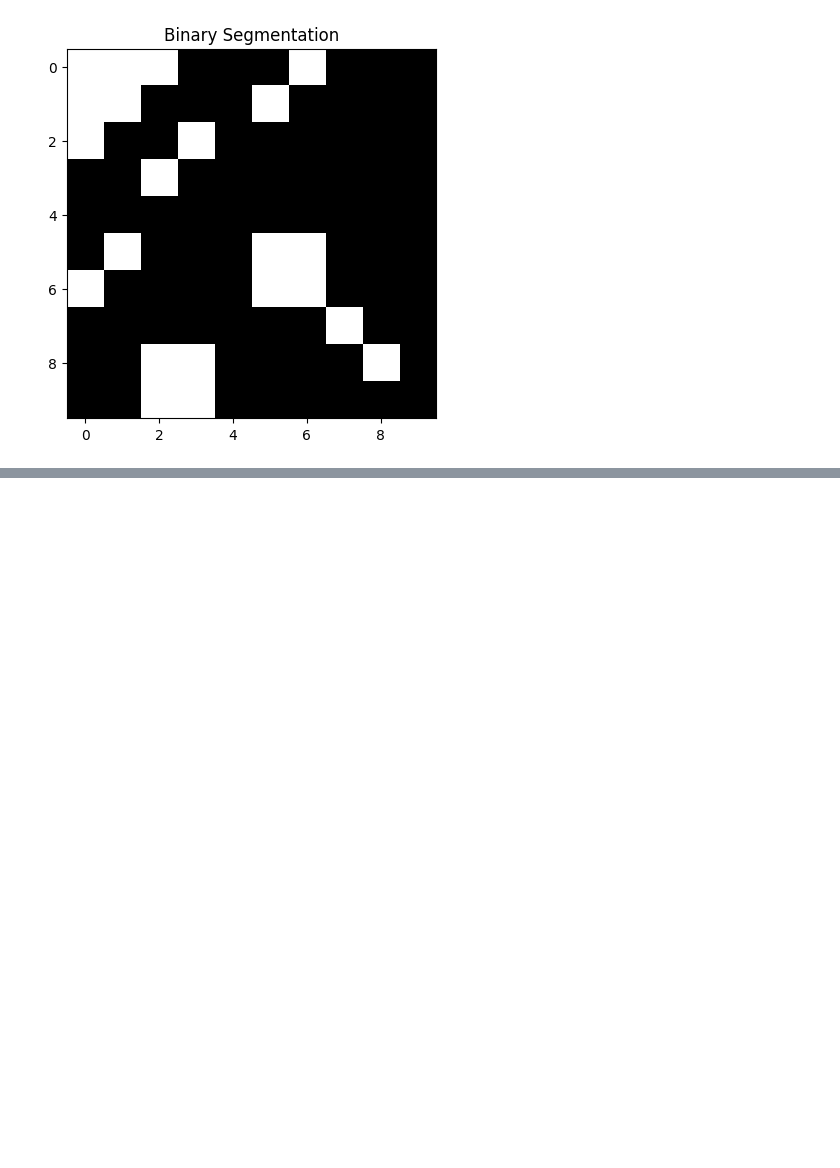
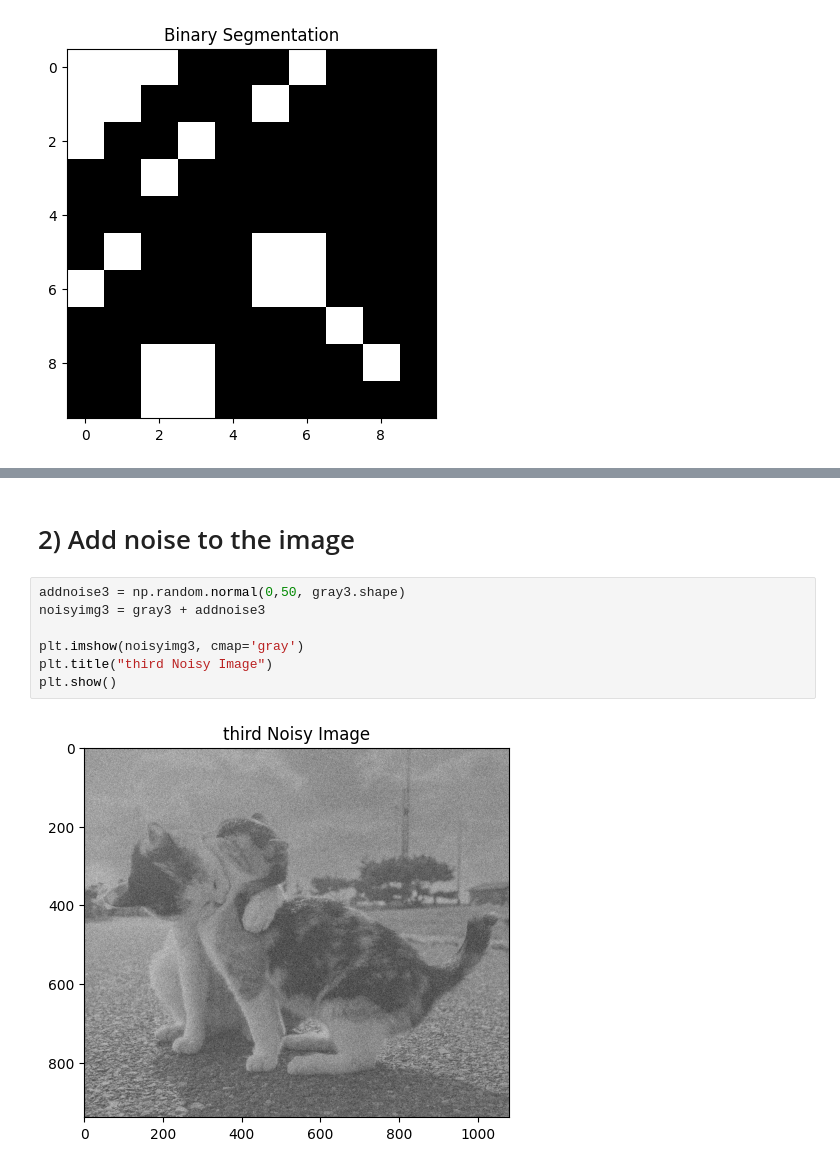
Before and after one commit to saudi-girl/DIP-AI342, a Jupyter notebook: AI342Lab1.ipynb, the cells around one changed output, grey strips where cells are left out. Saved outputs shown, nothing was run; the diff lists cells and outputs as text; blank space fills up the shorter version.

```diff
--- a/AI342Lab1.ipynb
+++ b/AI342Lab1.ipynb
@@ -382,0 +403,11 @@ plt.show()
+# %% [markdown]
+# 2) Add noise to the image
+# %%
+addnoise3 = np.random.normal(0,50, gray3.shape)
+noisyimg3 = gray3 + addnoise3
+
+plt.imshow(noisyimg3, cmap='gray')
+plt.title("third Noisy Image")
+plt.show()
+# %% [output]
+[figure, added]
```
Also changed, not shown: parts of 7 cells of this notebook.
